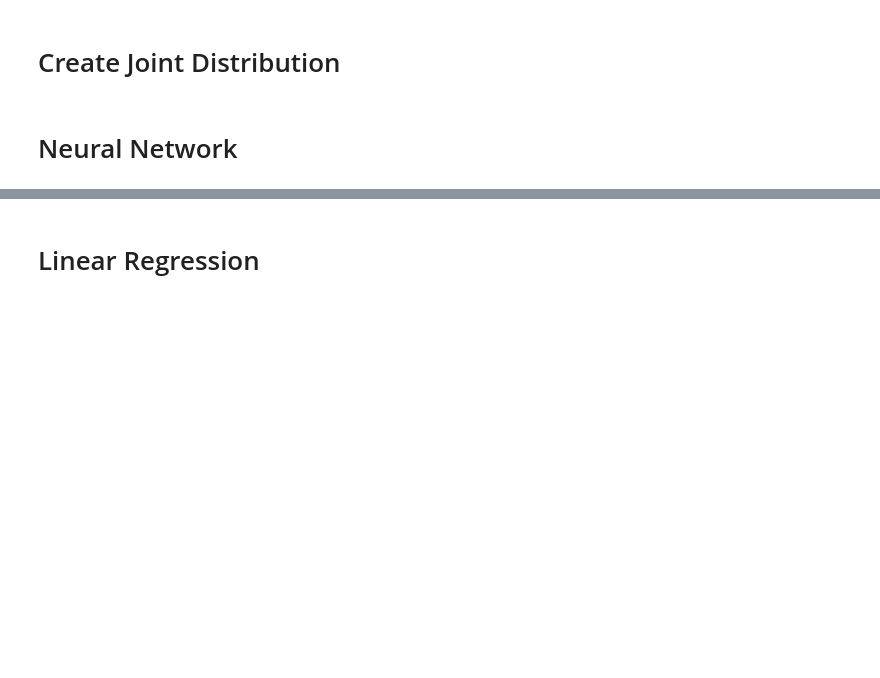
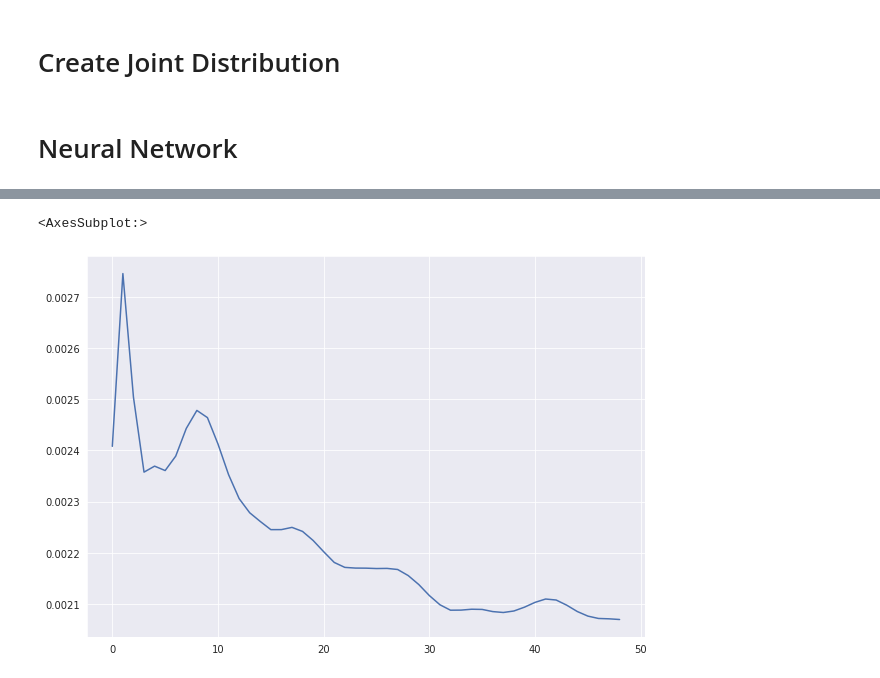
Before and after one commit to MABilton/approx_post, a Jupyter notebook: examples/amortised_example.ipynb, the cells around one changed output, grey strips where cells are left out. Cells and saved outputs as stored; diff of their text form; code cells hidden in the pictures; blank space fills up the shorter version.

```diff
--- a/examples/amortised_example.ipynb
+++ b/examples/amortised_example.ipynb
@@ -167,2 +169,0 @@ plot_posteriors(amortised_dist, x_vals)
-# %% [markdown]
-# Linear Regression
@@ -182,5 +169,0 @@ plot_phi_function(amortised_dist, x_plt, data, true_theta)
-# %%
-prngkey = jax.random.PRNGKey(42)
-loss = losses.ReverseKL(joint_dist, use_reparameterisation=True)
-optimiser = optimisers.Adam()
-optimiser.fit(amortised_dist, loss, data, prngkey, verbose=True, num_samples=1000, max_iter=200)
@@ -192,0 +170,5 @@ plot_posteriors(amortised_dist, x_vals)
+# %%
+sns.lineplot(x=jnp.arange(len(loss)), y=jnp.array(loss))
+# %% [output]
+<AxesSubplot:>
+[figure, added]
```
Also changed, not shown: parts of 23 cells of this notebook, 10 other files.
